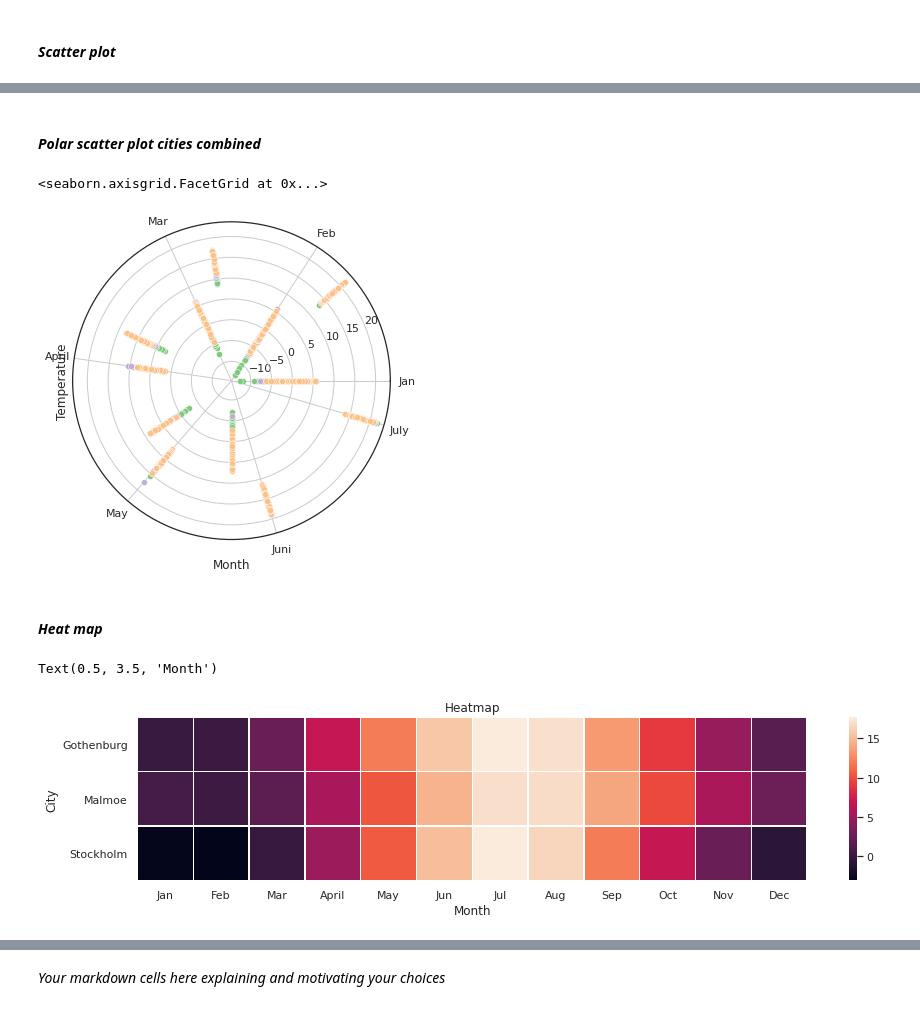
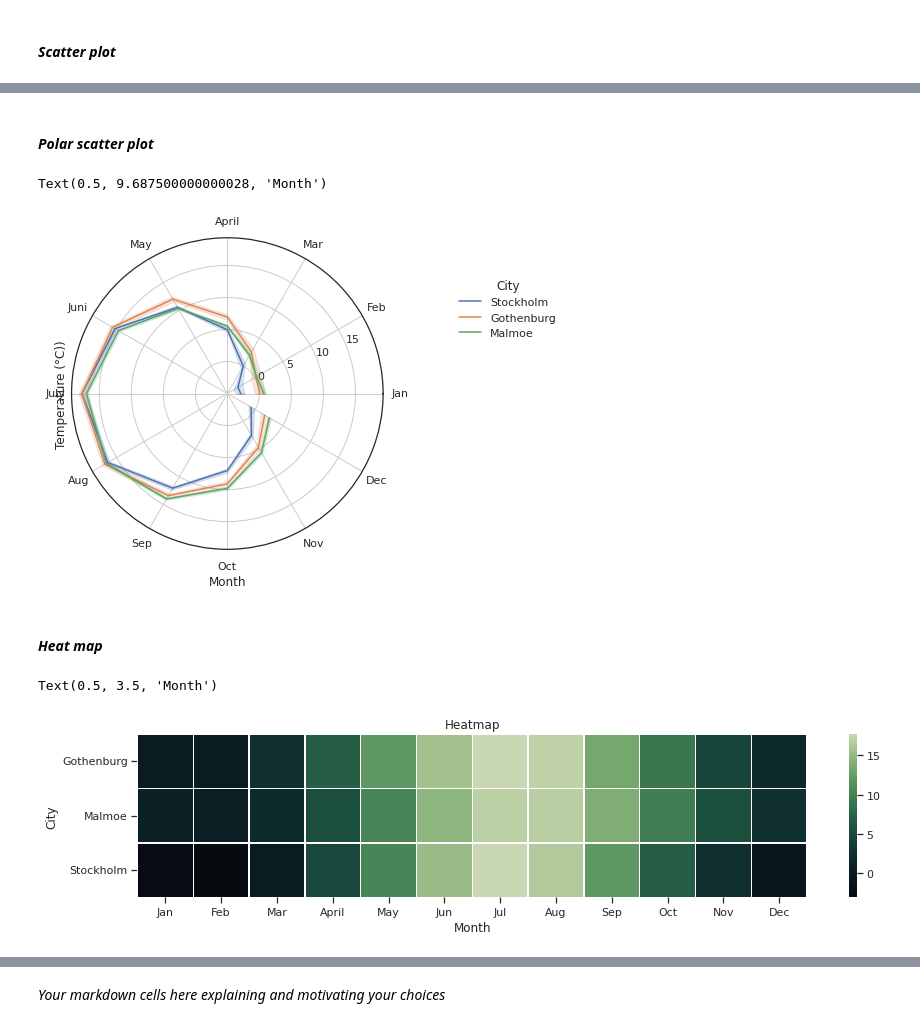
Before and after one commit to elvinafahlgren/Visualization, a Jupyter notebook: worksheet-2.ipynb, the cells around one changed output, grey strips where cells are left out. Saved outputs shown, nothing was run; the diff lists cells and outputs as text; code cells hidden in the pictures.

```diff
--- a/worksheet-2.ipynb
+++ b/worksheet-2.ipynb
@@ -59,7 +60,7 @@ colorscale_12_colors = sns.cubehelix_palette(start = 2, rot =.55, gamma = 1, hue
 colorscale_3_colors = sns.cubehelix_palette(start = 2, rot =.55, gamma = 1, hue = .8, light = .9, dark = .15, n_colors = 3)
 colorscale = sns.cubehelix_palette(start = 3, rot =-0.5, gamma = 2, hue = .8, light = .9, dark = .20)
 
-cubehelix_palette = sns.cubehelix_palette(start = 3, rot =-0.5, gamma = 2, hue = .8, light = .9, dark = .20)
+cubehelix_palette = sns.cubehelix_palette(start = 3, rot =-0.5, gamma = 2, hue = .8, light = .9, dark = .20, reverse = True, as_cmap=True)
 
 # qualitative color palette
 qualitative_palette = sns.color_palette("Accent")
@@ -406,13 +477,0 @@ stlm_scatter_plot = sns.scatterplot(data = mlm,ax=m, x="Month", y="Temperature")
-# %%
-# Your code-cells here.
-combined = pd.read_csv("smhi-combined.csv")
-
-fig, ax = plt.subplots(1)
-
-fig.set_size_inches(20, 10)
-
-ax.set_title("Temperature in Stockholm during a year (data from 1936-2021)")
-
-#a.title("test")
-
-stlm_scatter_plot = sns.scatterplot(data = combined, hue = "City", ax=ax, x="Month", y="Temperature", palette=qualitative_palette_3_colors)
@@ -438,25 +483,35 @@ g.map(sns.scatterplot, "Month", "Temperature")
 # %% [markdown]
-#### *Polar scatter plot cities combined*
+#### *Polar scatter plot*
 # %%
+
+
+tick_angles = [2.*np.pi*k/12. for k in range(12)]
+a={}
+for i in range(12):
+    a[i+1]=tick_angles[i]
+
+combined["Month_tick"] = combined["Month_index"].replace(a)
+
 # Set up a grid of axes with a polar projection
-g = sns.FacetGrid(combined, hue="City",
-                  subplot_kws=dict(projection='polar'), height=5.5,
+g = sns.FacetGrid(combined, subplot_kws=dict(projection='polar'), height=5.5,
                   sharex=False, sharey=False, despine=False, palette=qualitative_palette)
-#x = sns.scatterplot(data = g, x_jitter=False)
-# Draw a scatterplot onto each axes in the grid
-#g.set_ticks()
-#g.set_xticklabels(["1","2","3","4","5","6","7","8"],step=10)
-# ["Jan", "Feb", "Mar", "April", "May", "Juni", "July", "Aug", "Sep", "Oct", "Nov", "Dec"]
-g.map(sns.scatterplot, "Month", "Temperature")
-#sns.relplot(g, kind = "scatter", col="Month" )
+
+g.map(sns.lineplot,"Month_tick", "Temperature",  "City")
+ax = plt.gca()
+trash=ax.xaxis.set_ticks(tick_angles)
+
+trash=ax.xaxis.set_ticklabels(["Jan", "Feb", "Mar", "April", "May", "Juni", "July", "Aug", "Sep", "Oct", "Nov", "Dec"])
+ax.yaxis.set_label("Temperature (°C))")
+ax.legend(title='City', frameon = False, bbox_to_anchor=[1.4, 0.9], loc = 'upper center')
+ax.set_ylabel("Temperature (°C))")
+ax.set_xlabel("Month")
 # %% [output]
-<seaborn.axisgrid.FacetGrid at 0x...>
+Text(0.5, 9.687500000000028, 'Month')
-[figure, old version]
+[figure, new version]
 # %% [markdown]
 #### *Heat map*
 # %%
 
-sns.set_theme(palette=cubehelix_palette)
 fig, ax = plt.subplots(1)
 
 fig.set_size_inches(15, 3)
@@ -465,7 +520,7 @@ filtered_data = avg[["City", "Temperature", "Month_index"]]
 
 filtered_data = filtered_data.pivot("City", "Month_index", "Temperature")
 
-sns.heatmap(filtered_data, linewidths=.5, ax = ax)
+sns.heatmap(filtered_data, linewidths=.5, ax = ax, cmap = cubehelix_palette)
 
 xticks_labels = ['Jan', 'Feb', 'Mar', 'April', 'May', 'Jun','Jul', 'Aug', 'Sep', 'Oct', 'Nov', 'Dec']
 plt.xticks(np.arange(12) + .5, labels=xticks_labels)
@@ -473,7 +528,7 @@ plt.title("Heatmap")
 plt.xlabel("Month")
 # %% [output]
 Text(0.5, 3.5, 'Month')
-[figure, old version]
+[figure, new version]
 # %% [markdown]
 ### Question 5.1
 
```
Also changed, not shown: parts of 15 cells of this notebook.
